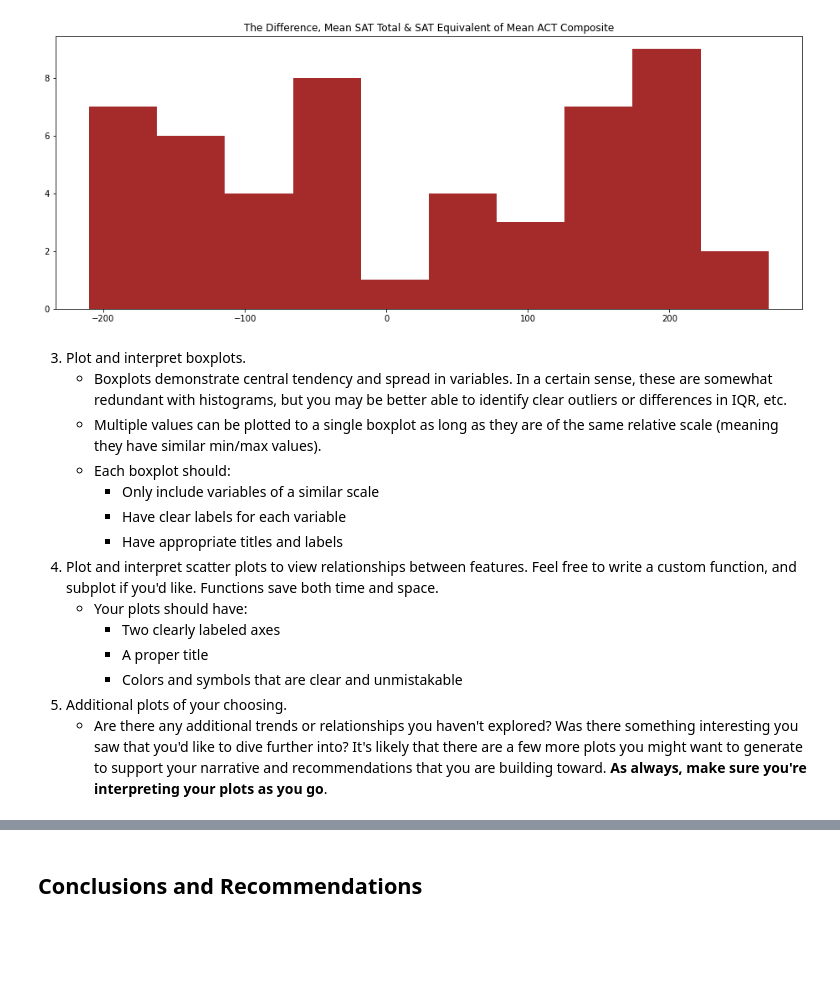
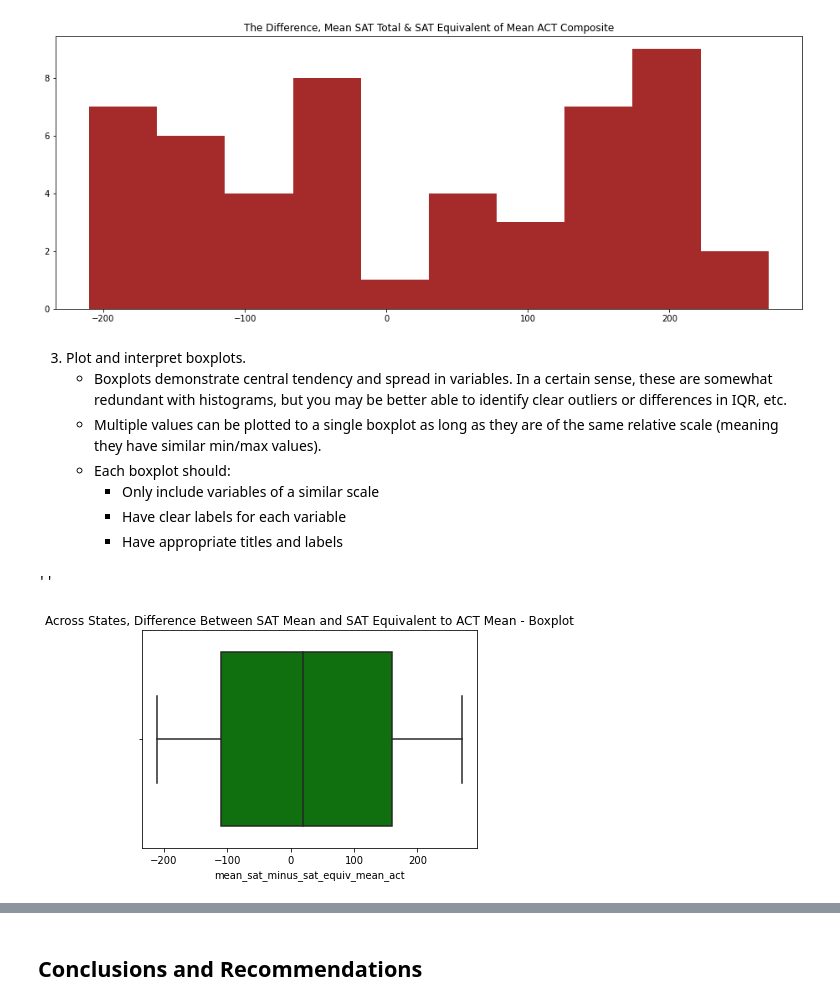
Before and after one commit to lmdunn/actsat, a Jupyter notebook: code/loren-starter-code.ipynb, the cells around one changed output, grey strips where cells are left out. Drawn from its saved outputs; the diff is of its cells as text; code cells hidden in the pictures; blank space fills up the shorter version.

```diff
--- a/code/loren-starter-code.ipynb
+++ b/code/loren-starter-code.ipynb
@@ -1871,10 +1871,12 @@ plt.hist(act_sat_2019_df['mean_sat_minus_sat_equiv_mean_act'],
         - Only include variables of a similar scale
         - Have clear labels for each variable
         - Have appropriate titles and labels
-4. Plot and interpret scatter plots to view relationships between features. Feel free to write a custom function, and subplot if you'd like. Functions save both time and space.
-    - Your plots should have:
-        - Two clearly labeled axes
-        - A proper title
-        - Colors and symbols that are clear and unmistakable
-5. Additional plots of your choosing.
-    - Are there any additional trends or relationships you haven't explored? Was there something interesting you saw that you'd like to dive further into? It's likely that there are a few more plots you might want to generate to support your narrative and recommendations that you are building toward. **As always, make sure you're interpreting your plots as you go**.
+# %%
+plt.title('Across States, Difference Between SAT Mean and SAT Equivalent to ACT Mean - Boxplot')
+
+sns.boxplot(x = act_sat_2019_df['mean_sat_minus_sat_equiv_mean_act'],
+           color = 'green')
+;
+# %% [output]
+''
+[figure, added]
```
Also changed, not shown: parts of 27 cells of this notebook.
